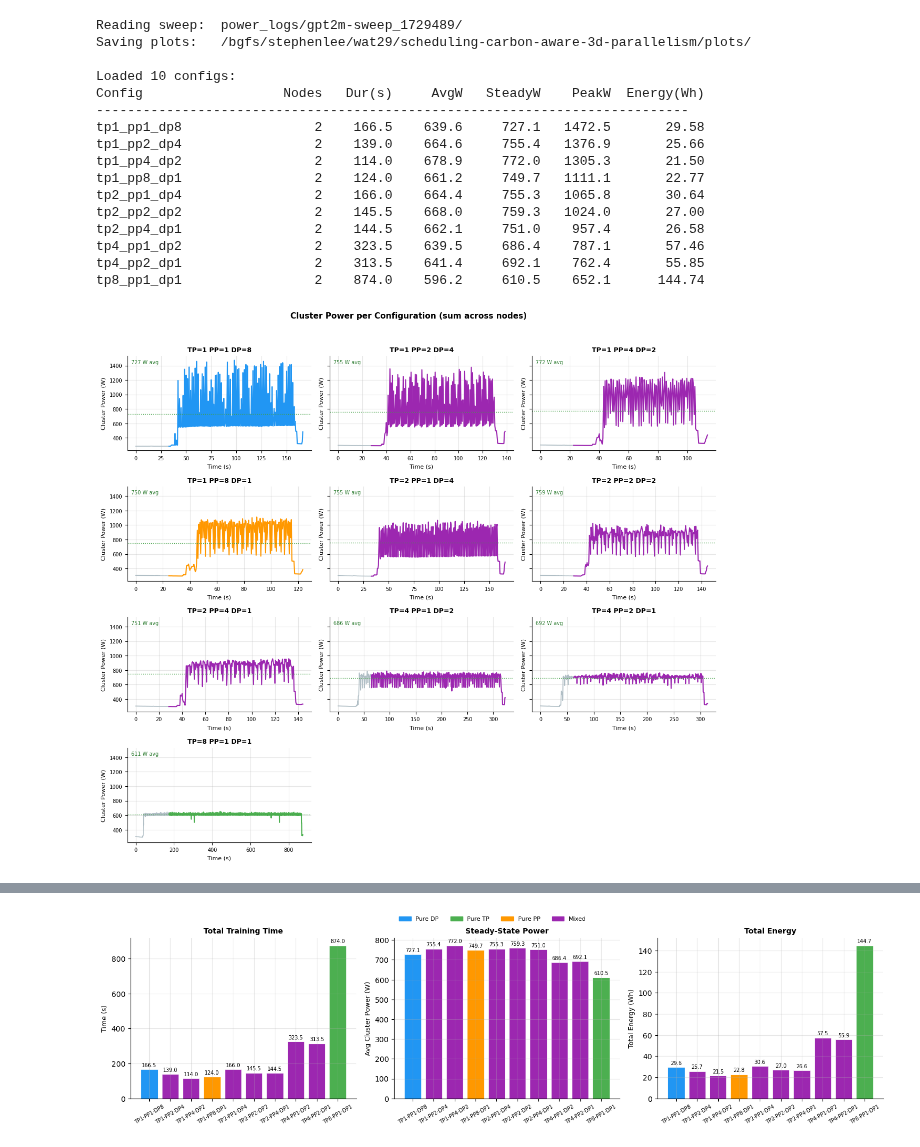
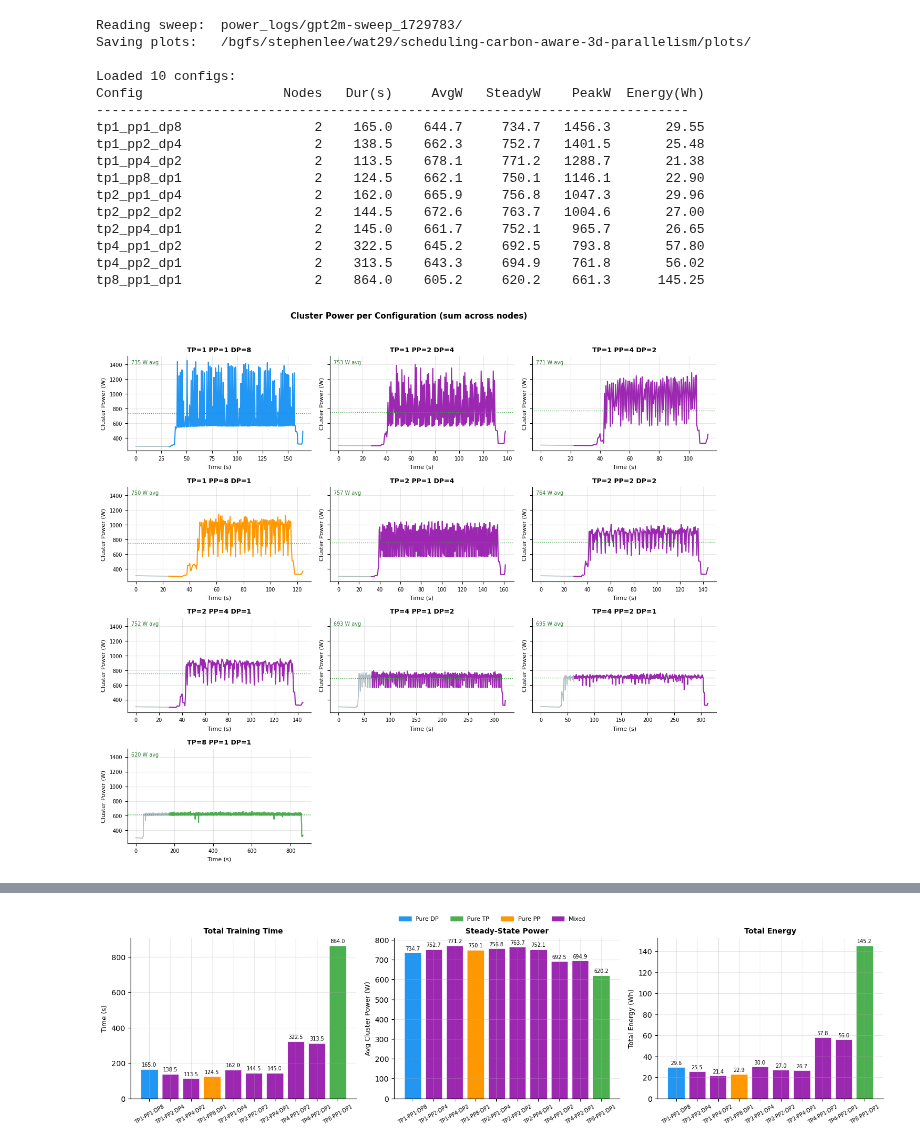
Before and after one commit to Wafik20/scheduling-carbon-aware-3d-parallelism, a Jupyter notebook: visalization_multinode.ipynb, the cells around one changed output, grey strips where cells are left out. Drawn from its saved outputs; the diff is of its cells as text; code cells hidden in the pictures.

Commit message:
leftover powerlogs from gpt2m run on 2 node

```diff
--- a/visalization_multinode.ipynb
+++ b/visalization_multinode.ipynb
@@ -33,7 +33,9 @@ COLORS = {
 # ─── Configuration ───────────────────────────────────────────
 BASE = os.getcwd()
 #SWEEP_DIR = "power_logs/gpt2l-sweep_1729471"   # ← change to your sweep
-SWEEP_DIR = "power_logs/gpt2m-sweep_1729489/"   # ← change to your sweep
+# SWEEP_DIR = "power_logs/gpt2m-sweep_1729489/"   # ← change to your sweep
+SWEEP_DIR = "power_logs/gpt2m-sweep_1729783/"   # ← change to your sweep
+
 PLOTS_DIR = os.path.join(BASE, "plots", os.path.basename(SWEEP_DIR))
 INTERVAL_SECONDS = 0.5
 
@@ -252,42 +254,42 @@ plt.savefig(os.path.join(PLOTS_DIR, "03_metrics_overview.png"),
 plt.show()
 
 # ─── 4) Summary table ────────────────────────────────────────
 rows = []
 for c in sorted_cfgs:
     rows.append({
         "Config":      f"TP={c['tp']} PP={c['pp']} DP={c['dp']}",
         "Type":        classify(c),
         "Nodes":       c["n_nodes"],
         "Time(s)":     round(c["duration_s"], 1),
         "AvgPower(W)": round(c["avg_power_w"], 1),
         "SteadyPower(W)": round(c["steady_avg_power_w"], 1),
         "PeakPower(W)": round(c["peak_power_w"], 1),
         "Energy(Wh)":  round(c["energy_wh"], 2),
     })
 
 summary = pd.DataFrame(rows)
 print("\n" + "=" * 90)
 print("SUMMARY")
 print("=" * 90)
 print(summary.to_string(index=False))
 out_csv = os.path.join(PLOTS_DIR, "summary.csv")
 summary.to_csv(out_csv, index=False)
 print(f"\nSaved: {out_csv}")
 # %% [output]
-Reading sweep:  power_logs/gpt2m-sweep_1729489/
+Reading sweep:  power_logs/gpt2m-sweep_1729783/
 Saving plots:   /bgfs/stephenlee/wat29/scheduling-carbon-aware-3d-parallelism/plots/
 
 Loaded 10 configs:
 Config                  Nodes   Dur(s)     AvgW   SteadyW    PeakW  Energy(Wh)
 ----------------------------------------------------------------------------
-tp1_pp1_dp8                 2    166.5    639.6     727.1   1472.5       29.58
-tp1_pp2_dp4                 2    139.0    664.6     755.4   1376.9       25.66
-tp1_pp4_dp2                 2    114.0    678.9     772.0   1305.3       21.50
-tp1_pp8_dp1                 2    124.0    661.2     749.7   1111.1       22.77
-tp2_pp1_dp4                 2    166.0    664.4     755.3   1065.8       30.64
-tp2_pp2_dp2                 2    145.5    668.0     759.3   1024.0       27.00
-tp2_pp4_dp1                 2    144.5    662.1     751.0    957.4       26.58
-tp4_pp1_dp2                 2    323.5    639.5     686.4    787.1       57.46
-tp4_pp2_dp1                 2    313.5    641.4     692.1    762.4       55.85
-tp8_pp1_dp1                 2    874.0    596.2     610.5    652.1      144.74
+tp1_pp1_dp8                 2    165.0    644.7     734.7   1456.3       29.55
+tp1_pp2_dp4                 2    138.5    662.3     752.7   1401.5       25.48
+tp1_pp4_dp2                 2    113.5    678.1     771.2   1288.7       21.38
+tp1_pp8_dp1                 2    124.5    662.1     750.1   1146.1       22.90
+tp2_pp1_dp4                 2    162.0    665.9     756.8   1047.3       29.96
+tp2_pp2_dp2                 2    144.5    672.6     763.7   1004.6       27.00
+tp2_pp4_dp1                 2    145.0    661.7     752.1    965.7       26.65
+tp4_pp1_dp2                 2    322.5    645.2     692.5    793.8       57.80
+tp4_pp2_dp1                 2    313.5    643.3     694.9    761.8       56.02
+tp8_pp1_dp1                 2    864.0    605.2     620.2    661.3      145.25
-[figure, old version]
+[figure, new version]
```
Also changed, not shown: parts of 1 cell of this notebook, 19 other files.
